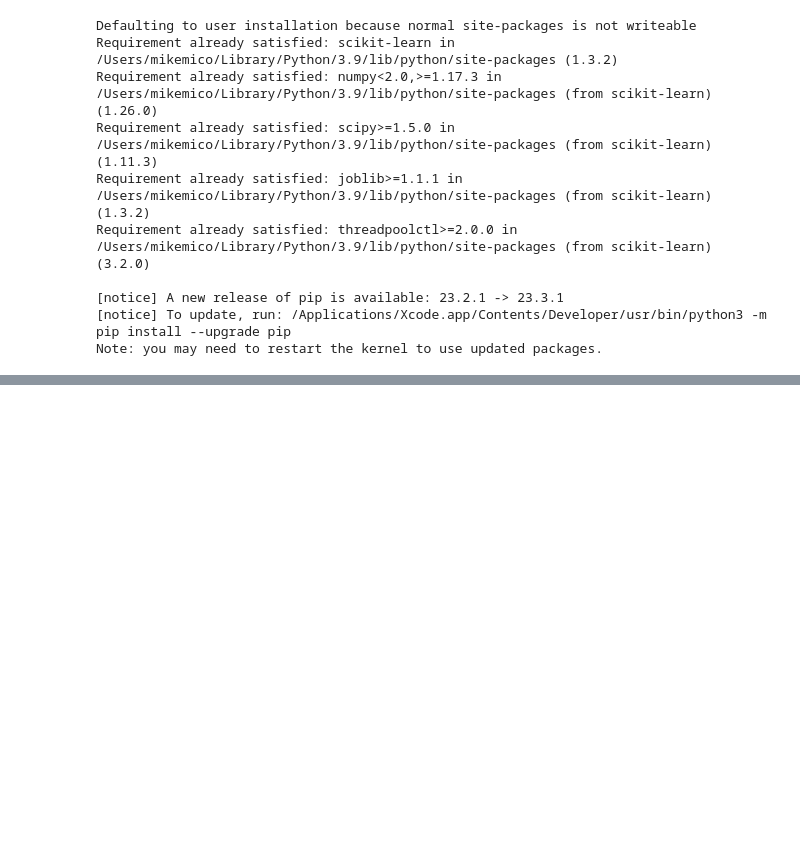
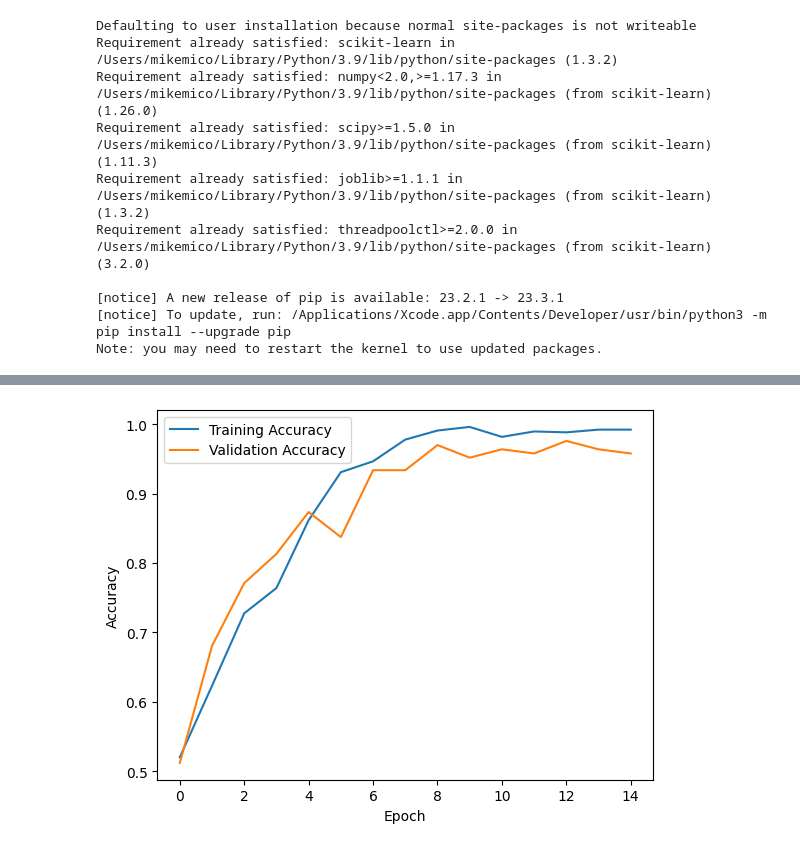
Before and after one commit to mmico250/CNNs-for-Lung-Cancer-Identification-in-Medical-Imaging, a Jupyter notebook: prj.ipynb, the cells around one changed output, grey strips where cells are left out. Drawn from its saved outputs; the diff is of its cells as text; code cells hidden in the pictures; blank space fills up the shorter version.

```diff
--- a/prj.ipynb
+++ b/prj.ipynb
@@ -545,0 +1256,91 @@ print(f'Predictions: {predictions}')
+# %%
+import tensorflow as tf
+from tensorflow.keras import layers, models
+from tensorflow.keras.preprocessing.image import ImageDataGenerator
+from sklearn.metrics import classification_report, confusion_matrix
+import matplotlib.pyplot as plt
+import numpy as np
+
+# Define constants
+img_size = (200, 200)
+batch_size = 32
+epochs = 15
+
+# Define paths to your train, test, and valid folders
+train_path = '/Users/mikemico/Desktop/SCHOOL/INTRO TO AI/project/The IQ-OTHNCCD lung cancer dataset/train'
+test_path = '/Users/mikemico/Desktop/SCHOOL/INTRO TO AI/project/The IQ-OTHNCCD lung cancer dataset/test'
+valid_path = '/Users/mikemico/Desktop/SCHOOL/INTRO TO AI/project/The IQ-OTHNCCD lung cancer dataset/valid'
+
+# Create data generators
+train_datagen = ImageDataGenerator(rescale=1./255)
+test_datagen = ImageDataGenerator(rescale=1./255)
+valid_datagen = ImageDataGenerator(rescale=1./255)
+
+train_generator = train_datagen.flow_from_directory(
+    train_path,
+    target_size=img_size,
+    batch_size=batch_size,
+    class_mode='sparse'  # Use 'sparse' for single-class classification
+)
+
+test_generator = test_datagen.flow_from_directory(
+    test_path,
+    target_size=img_size,
+    batch_size=batch_size,
+    class_mode='sparse'
+)
+
+valid_generator = valid_datagen.flow_from_directory(
+    valid_path,
+    target_size=img_size,
+    batch_size=batch_size,
+    class_mode='sparse'
+)
+
+# Build the CNN model
+model = models.Sequential()
+model.add(layers.Conv2D(32, (3, 3), activation='relu', input_shape=(img_size[0], img_size[1], 3)))
+model.add(layers.MaxPooling2D((2, 2)))
+model.add(layers.Conv2D(64, (3, 3), activation='relu'))
+model.add(layers.MaxPooling2D((2, 2)))
+model.add(layers.Conv2D(128, (3, 3), activation='relu'))
+model.add(layers.MaxPooling2D((2, 2)))
+model.add(layers.Conv2D(256, (3, 3), activation='relu'))  # Additional convolutional layer
+model.add(layers.MaxPooling2D((2, 2)))
+model.add(layers.Flatten())
+model.add(layers.Dense(256, activation='relu'))
+model.add(layers.Dense(len(train_generator.class_indices), activation='softmax'))
+
+# Compile the model
+model.compile(optimizer='adam', loss='sparse_categorical_crossentropy', metrics=['accuracy'])
+
+# Train the model
+history = model.fit(
+    train_generator,
+    epochs=epochs,
+    validation_data=valid_generator
+)
+
+# Evaluate the model on the test set
+test_loss, test_accuracy = model.evaluate(test_generator)
+
+# Print test accuracy
+print(f"Test Accuracy: {test_accuracy * 100:.2f}%")
+
+# Plot training history
+plt.plot(history.history['accuracy'], label='Training Accuracy')
+plt.plot(history.history['val_accuracy'], label='Validation Accuracy')
+plt.xlabel('Epoch')
+plt.ylabel('Accuracy')
+plt.legend()
+plt.show()
+
+# Make predictions on the test set
+y_pred = model.predict(test_generator)
+y_pred_classes = np.argmax(y_pred, axis=1)
+y_true = test_generator.classes
+
+# Print classification report and confusion matrix
+print("Classification Report:\n", classification_report(y_true, y_pred_classes, target_names=train_generator.class_indices.keys()))
+print("Confusion Matrix:\n", confusion_matrix(y_true, y_pred_classes))
+# %% [output]
@@ -545,0 +1364 @@ print(f'Predictions: {predictions}')
+[figure, added]
```
Also changed, not shown: parts of 55 cells of this notebook.
